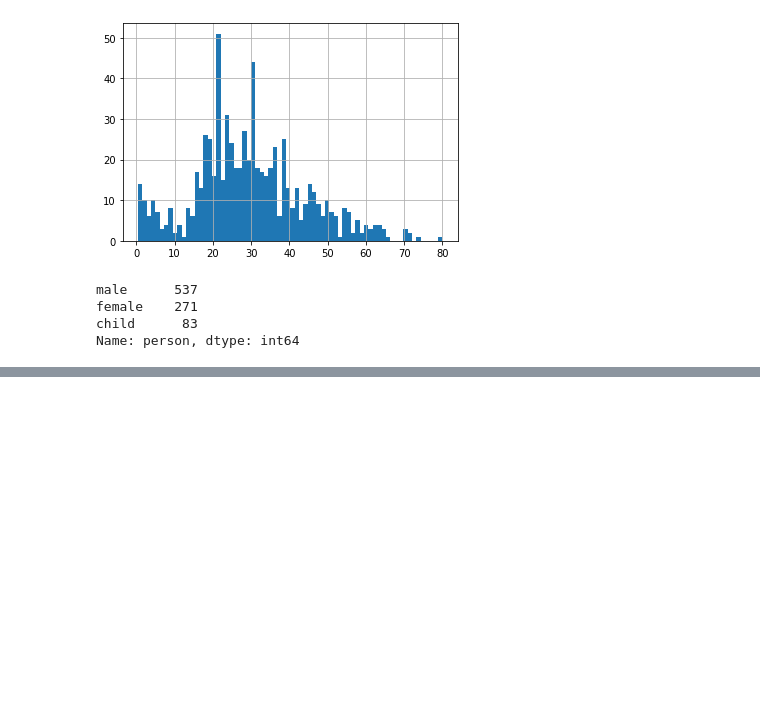
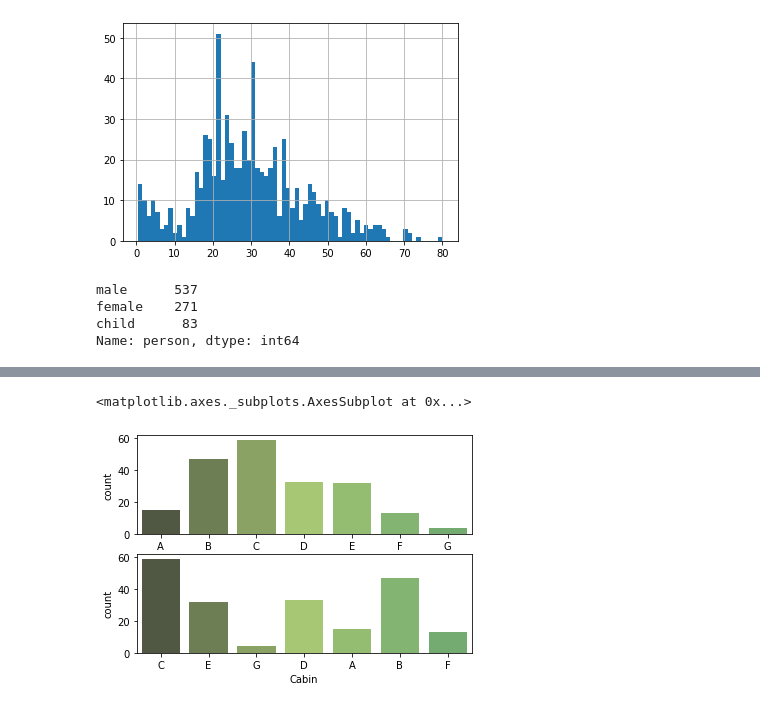
Before and after one commit to fujispooo/datascience, a Jupyter notebook: Lec56(titanic).ipynb, the cells around one changed output, grey strips where cells are left out. Saved outputs shown, nothing was run; the diff lists cells and outputs as text; code cells hidden in the pictures; blank space fills up the shorter version.

```diff
--- a/Lec56(titanic).ipynb
+++ b/Lec56(titanic).ipynb
@@ -108,0 +189,13 @@ Name: person, dtype: int64
+# %%
+cabin_df = cabin_df[cabin_df.Cabin !='T']
+# %%
+f, (axis1, axis2) = plt.subplots(2,1)
+
+# order有り
+sns.countplot('Cabin',data= cabin_df,palette='summer_d',order=sorted(set(cabin_df.Cabin)), ax=axis1)
+
+# order無し
+sns.countplot('Cabin',data= cabin_df,palette='summer_d', ax=axis2)
+# %% [output]
+<matplotlib.axes._subplots.AxesSubplot at 0x...>
+[figure, added]
```
Also changed, not shown: parts of 25 cells of this notebook.
